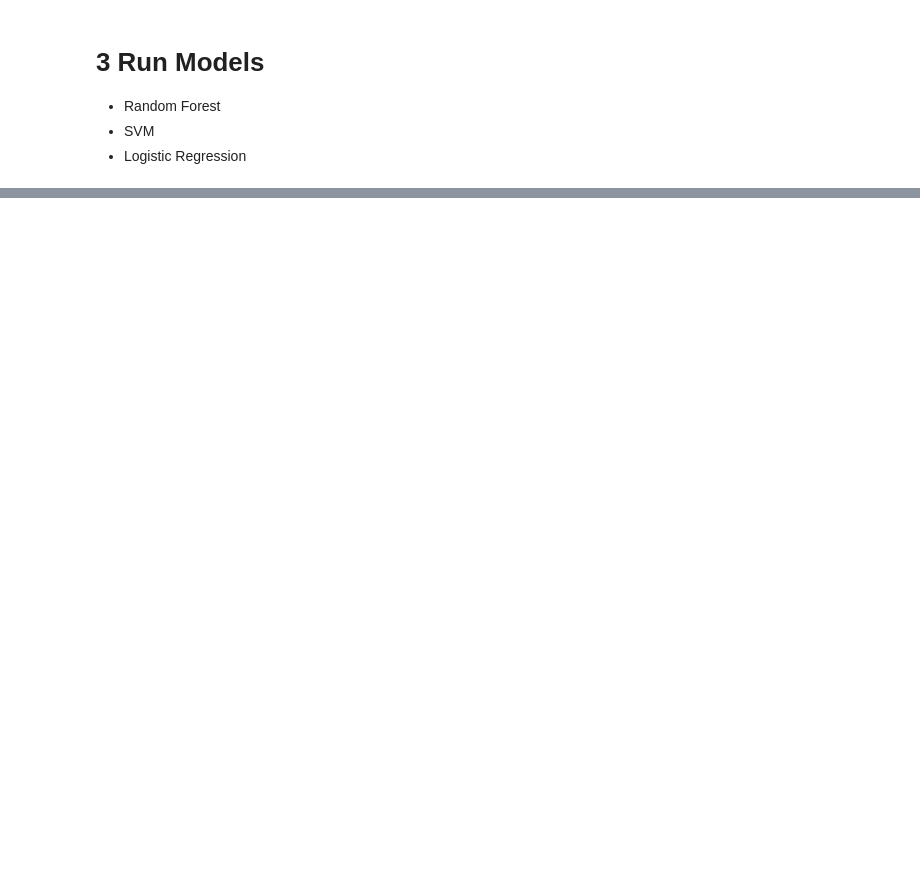
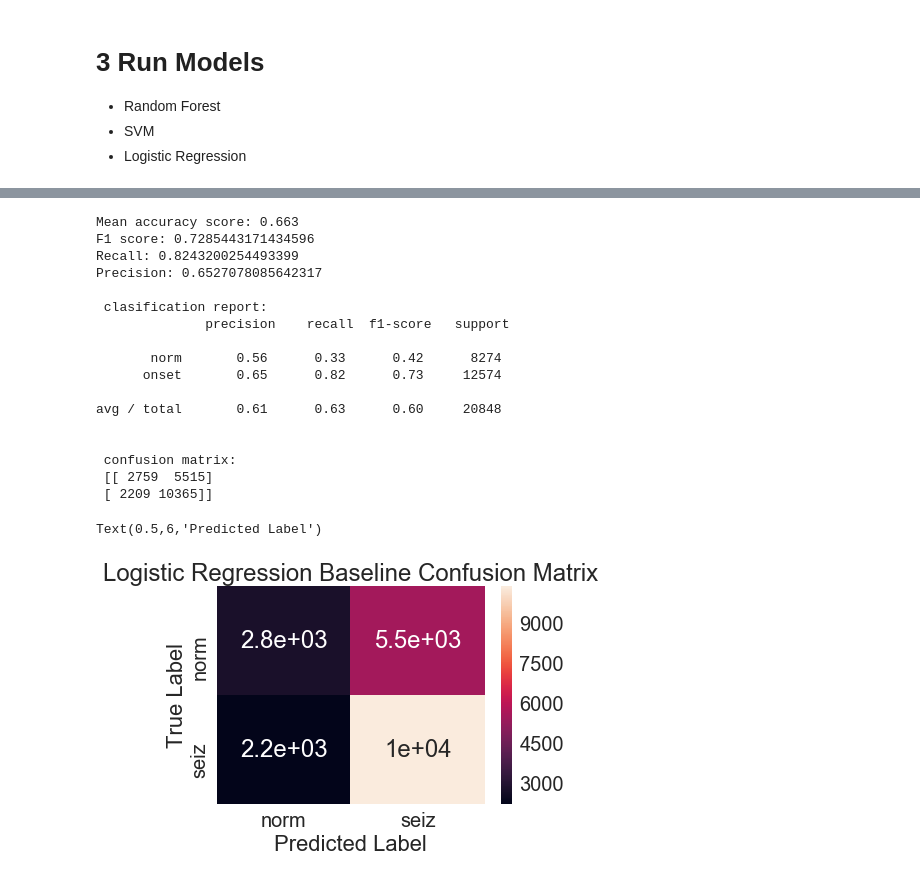
Before and after one commit to adam2392/dnn-unsupervised, a Jupyter notebook: dnn/baseline analysis/Baseline RF SVM LR Analysis .ipynb, the cells around one changed output, grey strips where cells are left out. Cells and saved outputs as stored; diff of their text form; code cells hidden in the pictures; blank space fills up the shorter version.

```diff
--- a/dnn/baseline analysis/Baseline RF SVM LR Analysis .ipynb
+++ b/dnn/baseline analysis/Baseline RF SVM LR Analysis .ipynb
@@ -174,0 +261,37 @@ Wall time: 18.1 s
+# %%
+predicted = estimator.predict(X_test)
+y_true = y_test
+
+print('Mean accuracy score: %.3f' % accuracy)
+print('F1 score:', f1_score(y_test, predicted))
+print('Recall:', recall_score(y_test, predicted))
+print('Precision:', precision_score(y_test, predicted))
+print('\n clasification report:\n', classification_report(y_test,predicted, target_names=['norm', 'onset']))
+print('\n confusion matrix:\n',confusion_matrix(y_test, predicted))
+
+cm = pd.DataFrame(confusion_matrix(y_test, predicted), columns=['norm','seiz'], index=['norm','seiz'])
+sns.heatmap(cm, annot=True)
+ax = plt.gca()
+ax.set_title('Logistic Regression Baseline Confusion Matrix')
+ax.set_ylabel('True Label')
+ax.set_xlabel('Predicted Label')
+# %% [output]
+Mean accuracy score: 0.663
+F1 score: 0.7285443171434596
+Recall: 0.8243200254493399
+Precision: 0.6527078085642317
+
+ clasification report:
+              precision    recall  f1-score   support
+
+       norm       0.56      0.33      0.42      8274
+      onset       0.65      0.82      0.73     12574
+
+avg / total       0.61      0.63      0.60     20848
+
+
+ confusion matrix:
+ [[ 2759  5515]
+ [ 2209 10365]]
+Text(0.5,6,'Predicted Label')
+[figure, added]
```
Also changed, not shown: parts of 16 cells of this notebook, 2 other files.
